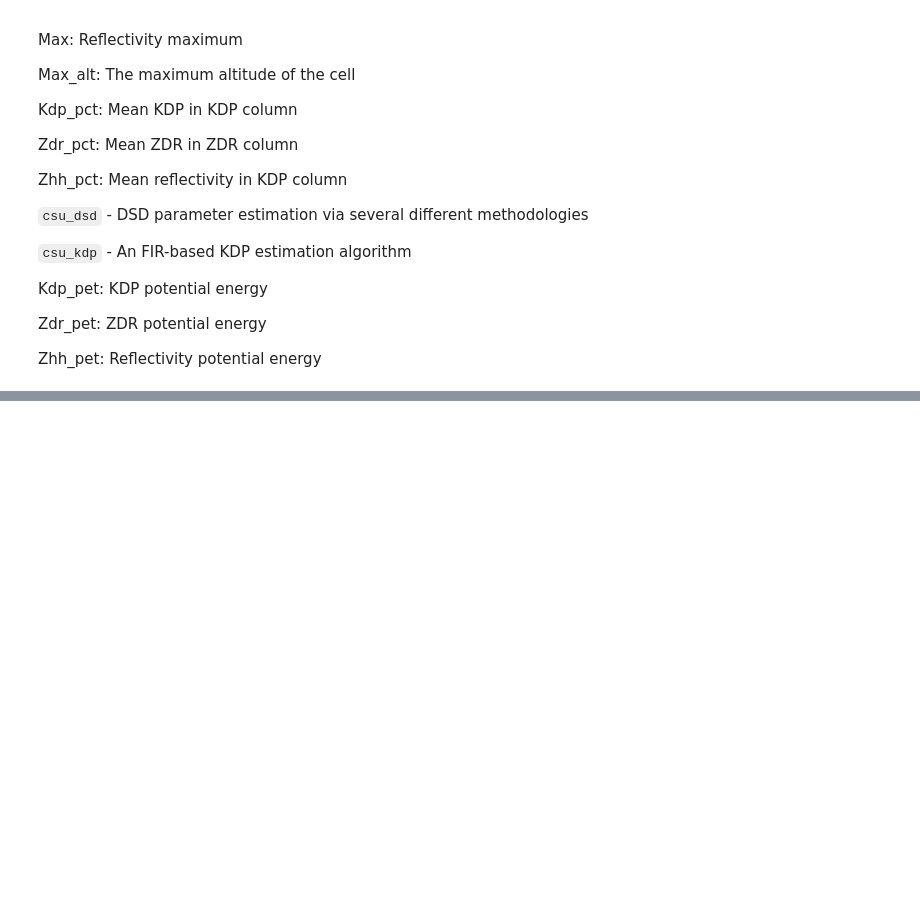
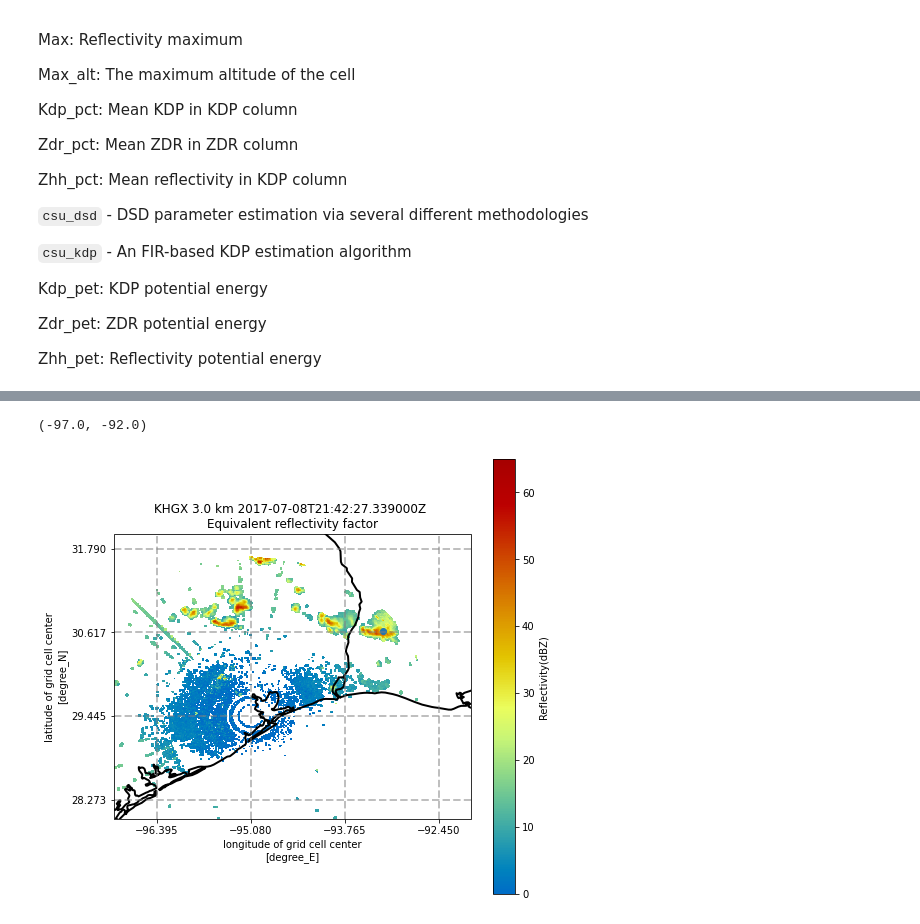
Before and after one commit to jcssouza/tracer, a Jupyter notebook: track_test.ipynb, the cells around one changed output, grey strips where cells are left out. Drawn from its saved outputs; the diff is of its cells as text; code cells hidden in the pictures; blank space fills up the shorter version.

```diff
--- a/track_test.ipynb
+++ b/track_test.ipynb
@@ -294,0 +249,22 @@ grid1 = pyart.map.grid_from_radars(radar_list1,
+# %%
+radar = pyart.io.read_grid('/home/jessica/tracer/Tgrid_013.nc')
+display = pyart.graph.GridMapDisplay(radar)
+
+# Setting projection, figure size, and panel sizes.
+projection = ccrs.PlateCarree()
+
+fig = plt.figure(figsize=[8, 8])
+
+# Panel 1: PPI plot of the second tilt.
+ax = fig.add_subplot(111, projection=projection)
+display.plot_grid('reflectivity', 6, vmin=0, vmax=65,
+                  projection=projection,
+                  cmap='pyart_HomeyerRainbow')
+
+plt.scatter(-93.2287,30.6372)
+
+plt.ylim(28,32)
+plt.xlim(-97,-92)
+# %% [output]
+(-97.0, -92.0)
+[figure, added]
```
Also changed, not shown: parts of 32 cells of this notebook, 2 other files.
